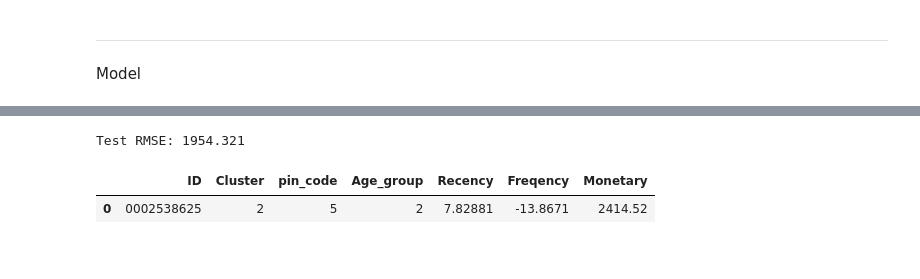
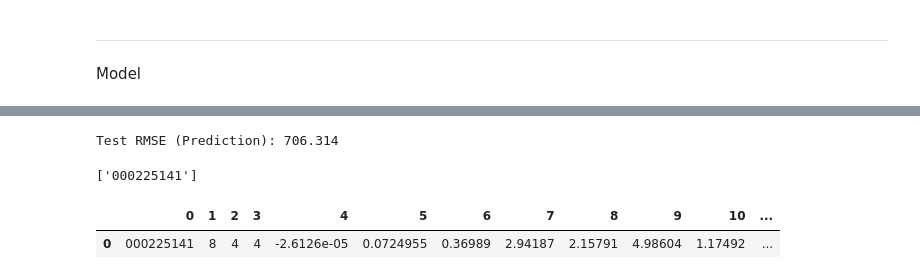
Before and after one commit to pmleffers/Customer_Behavior_Prediction, a Jupyter notebook: TA Feng Grocery.ipynb, the cells around one changed output, grey strips where cells are left out. Drawn from its saved outputs; the diff is of its cells as text; code cells hidden in the pictures.

```diff
--- a/TA Feng Grocery.ipynb
+++ b/TA Feng Grocery.ipynb
@@ -1037,7 +1049,7 @@ train_y.shape,test_y.shape
 # %%
 scaler_y = MinMaxScaler(feature_range=(0, 1))
-rescaled_y_train = scaler_y.fit_transform(train_y)
-rescaled_y_test = scaler_y.fit_transform(test_y)
+train_y = scaler_y.fit_transform(train_y)
+test_y = scaler_y.fit_transform(test_y)
 # %%
 scaler_x = MinMaxScaler(feature_range=(0, 1))
 rescaled_x_train = scaler_x.fit_transform(train_X)
@@ -1055,13 +1067,11 @@ test_y (1029, 3)
 # %%
-epochs = 100
-learning_rate = 0.0001
+epochs = 1000
+learning_rate = 0.001
 model = Sequential()
-model.add(SimpleRNN(11,activation='relu',input_shape=(train_X.shape[1], train_X.shape[2])))
-model.add(Dense(121,kernel_initializer='random_uniform', kernel_regularizer=regularizers.l1(0.01)))
-# Add a dropout layer for previous hidden layer
-model.add(Dropout(0.5))
-model.add(Dense(3))
-model.compile(loss='mse', optimizer='adam')
+model.add(SimpleRNN(15,activation='relu',input_shape=(train_X.shape[1], train_X.shape[2])))
+model.add(Dense(250,kernel_initializer='random_uniform', activity_regularizer=regularizers.l1(0.0001)))
+model.add(Dense(11))
+model.compile(loss='mse', optimizer='adam', metrics=['mae', 'acc'])
 model.summary()
 # %% [output]
 _________________________________________________________________
@@ -1080,8 +1088,10 @@ Trainable params: 2,071
 Non-trainable params: 0
 _________________________________________________________________
 # %%
+# Define early_stopping_monitor
+#early_stopping_monitor = EarlyStopping(patience=50), callbacks=[early_stopping_monitor]
 # fit network
-history = model.fit(train_X, rescaled_y_train, epochs=epochs, batch_size=100, validation_data=(test_X, rescaled_y_test), verbose=1, shuffle=True)
+history = model.fit(train_X, train_y, epochs=epochs, batch_size=120, validation_data=(test_X, test_y), validation_split=0.3, verbose=1, shuffle=True)
 # plot history
 pyplot.plot(history.history['loss'], label='train')
 pyplot.plot(history.history['val_loss'], label='test')
@@ -1122,20 +1132,24 @@ inv_y = concatenate((scaler_x.inverse_transform(test_X),scaler_y.inverse_transfo
 # %%
 # calculate RMSE
 rmse = sqrt(mean_squared_error(inv_y[0], inv_yhat[0]))
-print('Test RMSE: %.3f' % rmse)
+print('Test RMSE (Prediction): %.3f' % rmse)
 # %% [output]
-Test RMSE: 1954.321
+Test RMSE (Prediction): 706.314
 # %%
 indexer=21
-transformed_id=[''.join(list(map(str,list(map(int,list(scaler_x.inverse_transform(test_X)[indexer][:-1]))))))]
-cluster=[scaler_x.inverse_transform(test_X)[indexer][-3]]
-pin=[scaler_x.inverse_transform(test_X)[indexer][-2]]
-age=[scaler_x.inverse_transform(test_X)[indexer][-1]]
+transformed_id=[''.join(list(map(str,list(map(int,list(scaler_x.inverse_transform(test_X)[indexer][:-6]))))))]
+cluster=[scaler_x.inverse_transform(test_X)[indexer][-6]]
+pin=[scaler_x.inverse_transform(test_X)[indexer][-5]]
+age=[scaler_x.inverse_transform(test_X)[indexer][-4]]
 prediction=list(scaler_y.inverse_transform(yhat)[:, :][indexer])
+# %%
+transformed_id
+# %% [output]
+['000225141']
 # %%
 output=pd.DataFrame((transformed_id+cluster+pin+age+prediction)).T.copy()
-output.columns=['ID','Cluster','pin_code','Age_group','Recency','Freqency','Monetary']
+#output.columns=['ID','Cluster','Pin_code','Age_group','Recency','Freqency','Monetary']
 output
 # %% [output]
-|  | ID | Cluster | pin_code | Age_group | Recency | Freqency | Monetary |
-| 0 | 0002538625 | 2 | 5 | 2 | 7.82881 | -13.8671 | 2414.52 |
+|  | 0 | 1 | 2 | 3 | 4 | 5 | 6 | 7 | 8 | 9 | 10 | ... |
+| 0 | 000225141 | 8 | 4 | 4 | -2.6126e-05 | 0.0724955 | 0.36989 | 2.94187 | 2.15791 | 4.98604 | 1.17492 | ... |
```
Also changed, not shown: parts of 21 cells of this notebook.
